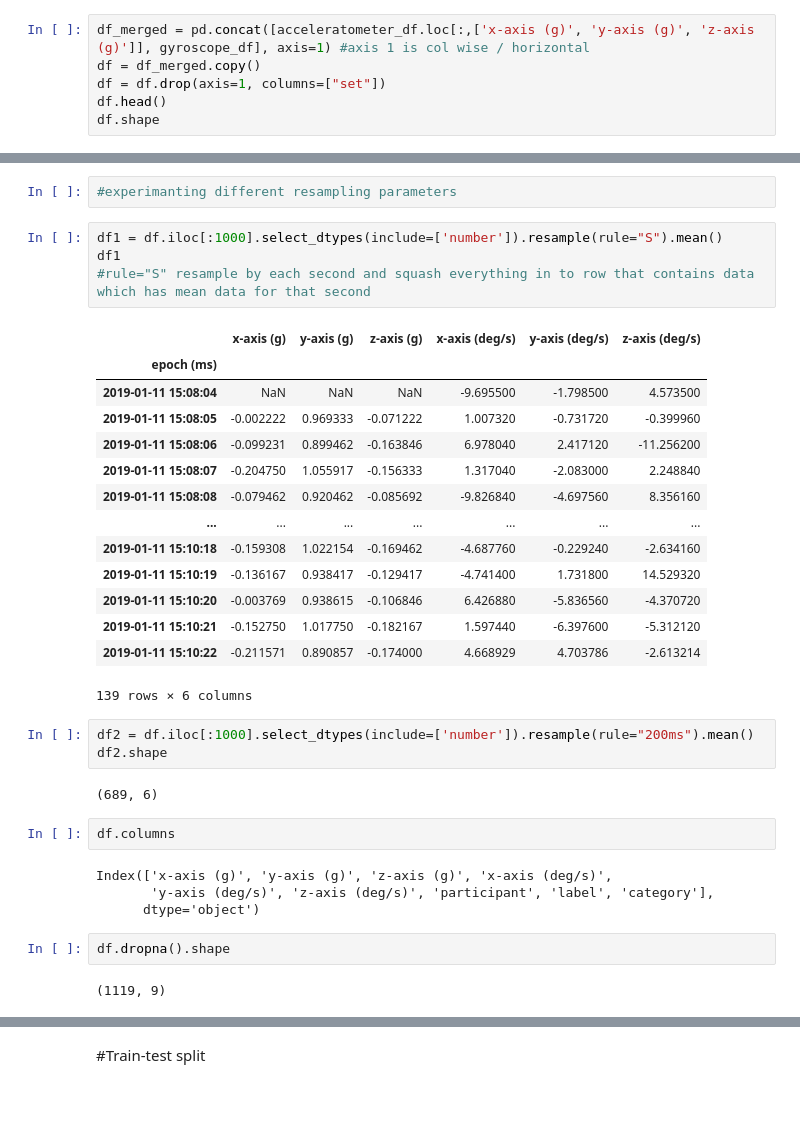
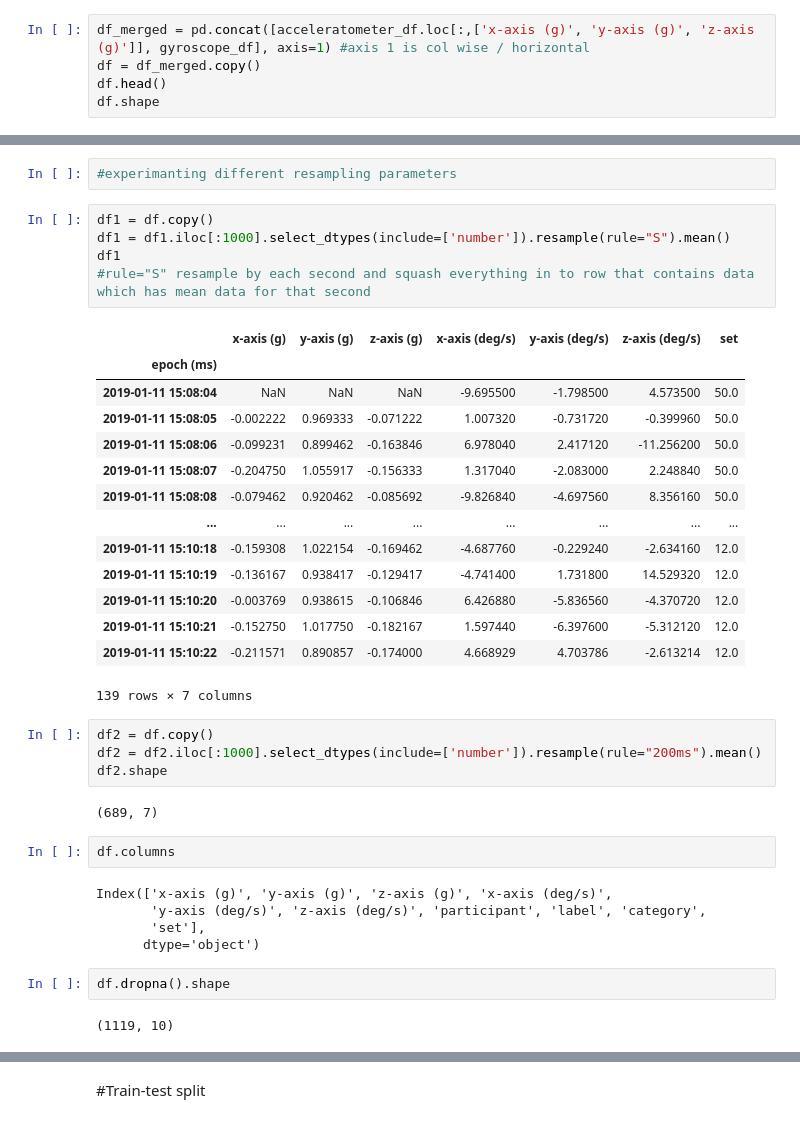
Before and after one commit to mafaiziyas/Wearable-AI-Barbell-Activity-Recognition-and-Rep-Counting-Engine, a Jupyter notebook: scripts/Data_preprocessing.ipynb, the cells around one changed output, grey strips where cells are left out. Cells and saved outputs as stored; diff of their text form.

```diff
--- a/scripts/Data_preprocessing.ipynb
+++ b/scripts/Data_preprocessing.ipynb
@@ -168,7 +182,6 @@ Index(['x-axis (deg/s)', 'y-axis (deg/s)', 'z-axis (deg/s)', 'participant',
 # %%
 df_merged = pd.concat([acceleratometer_df.loc[:,['x-axis (g)', 'y-axis (g)', 'z-axis (g)']], gyroscope_df], axis=1) #axis 1 is col wise / horizontal
 df = df_merged.copy()
-df = df.drop(axis=1, columns=["set"])
 df.head()
 df.shape
 # %% [output]
@@ -202,39 +216,42 @@ gyroscope typically samples faster and has a higher maximum data rate than the a
 # %%
 #experimanting different resampling parameters
 # %%
-df1 = df.iloc[:1000].select_dtypes(include=['number']).resample(rule="S").mean()
+df1 = df.copy()
+df1 = df1.iloc[:1000].select_dtypes(include=['number']).resample(rule="S").mean()
 df1
 #rule="S" resample by each second and squash everything in to row that contains data which has mean data for that second
 # %% [output]
-|  | x-axis (g) | y-axis (g) | z-axis (g) | x-axis (deg/s) | y-axis (deg/s) | z-axis (deg/s) |
-| epoch (ms) |  |  |  |  |  |  |
-| 2019-01-11 15:08:04 | NaN | NaN | NaN | -9.695500 | -1.798500 | 4.573500 |
-| 2019-01-11 15:08:05 | -0.002222 | 0.969333 | -0.071222 | 1.007320 | -0.731720 | -0.399960 |
-| 2019-01-11 15:08:06 | -0.099231 | 0.899462 | -0.163846 | 6.978040 | 2.417120 | -11.256200 |
-| 2019-01-11 15:08:07 | -0.204750 | 1.055917 | -0.156333 | 1.317040 | -2.083000 | 2.248840 |
-| 2019-01-11 15:08:08 | -0.079462 | 0.920462 | -0.085692 | -9.826840 | -4.697560 | 8.356160 |
-| ... | ... | ... | ... | ... | ... | ... |
-| 2019-01-11 15:10:18 | -0.159308 | 1.022154 | -0.169462 | -4.687760 | -0.229240 | -2.634160 |
-| 2019-01-11 15:10:19 | -0.136167 | 0.938417 | -0.129417 | -4.741400 | 1.731800 | 14.529320 |
-| 2019-01-11 15:10:20 | -0.003769 | 0.938615 | -0.106846 | 6.426880 | -5.836560 | -4.370720 |
-| 2019-01-11 15:10:21 | -0.152750 | 1.017750 | -0.182167 | 1.597440 | -6.397600 | -5.312120 |
-| 2019-01-11 15:10:22 | -0.211571 | 0.890857 | -0.174000 | 4.668929 | 4.703786 | -2.613214 |
+|  | x-axis (g) | y-axis (g) | z-axis (g) | x-axis (deg/s) | y-axis (deg/s) | z-axis (deg/s) | set |
+| epoch (ms) |  |  |  |  |  |  |  |
+| 2019-01-11 15:08:04 | NaN | NaN | NaN | -9.695500 | -1.798500 | 4.573500 | 50.0 |
+| 2019-01-11 15:08:05 | -0.002222 | 0.969333 | -0.071222 | 1.007320 | -0.731720 | -0.399960 | 50.0 |
+| 2019-01-11 15:08:06 | -0.099231 | 0.899462 | -0.163846 | 6.978040 | 2.417120 | -11.256200 | 50.0 |
+| 2019-01-11 15:08:07 | -0.204750 | 1.055917 | -0.156333 | 1.317040 | -2.083000 | 2.248840 | 50.0 |
+| 2019-01-11 15:08:08 | -0.079462 | 0.920462 | -0.085692 | -9.826840 | -4.697560 | 8.356160 | 50.0 |
+| ... | ... | ... | ... | ... | ... | ... | ... |
+| 2019-01-11 15:10:18 | -0.159308 | 1.022154 | -0.169462 | -4.687760 | -0.229240 | -2.634160 | 12.0 |
+| 2019-01-11 15:10:19 | -0.136167 | 0.938417 | -0.129417 | -4.741400 | 1.731800 | 14.529320 | 12.0 |
+| 2019-01-11 15:10:20 | -0.003769 | 0.938615 | -0.106846 | 6.426880 | -5.836560 | -4.370720 | 12.0 |
+| 2019-01-11 15:10:21 | -0.152750 | 1.017750 | -0.182167 | 1.597440 | -6.397600 | -5.312120 | 12.0 |
+| 2019-01-11 15:10:22 | -0.211571 | 0.890857 | -0.174000 | 4.668929 | 4.703786 | -2.613214 | 12.0 |
-139 rows × 6 columns
+139 rows × 7 columns
 # %%
-df2 = df.iloc[:1000].select_dtypes(include=['number']).resample(rule="200ms").mean()
+df2 = df.copy()
+df2 = df2.iloc[:1000].select_dtypes(include=['number']).resample(rule="200ms").mean()
 df2.shape
 # %% [output]
-(689, 6)
+(689, 7)
 # %%
 df.columns
 # %% [output]
 Index(['x-axis (g)', 'y-axis (g)', 'z-axis (g)', 'x-axis (deg/s)',
-       'y-axis (deg/s)', 'z-axis (deg/s)', 'participant', 'label', 'category'],
+       'y-axis (deg/s)', 'z-axis (deg/s)', 'participant', 'label', 'category',
+       'set'],
       dtype='object')
 # %%
 df.dropna().shape
 # %% [output]
-(1119, 9)
+(1119, 10)
 # %%
 #resampling
 
```
Also changed, not shown: parts of 12 cells of this notebook.
